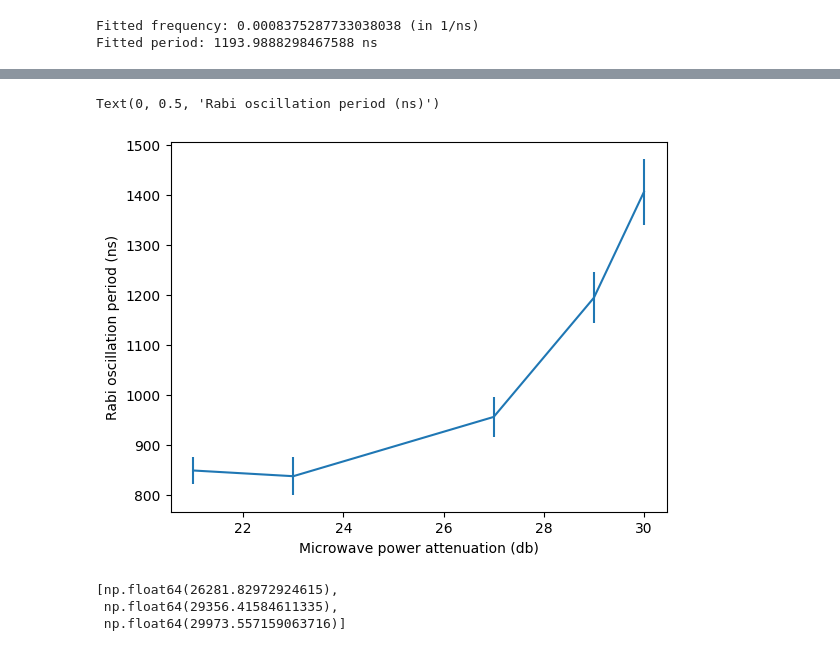
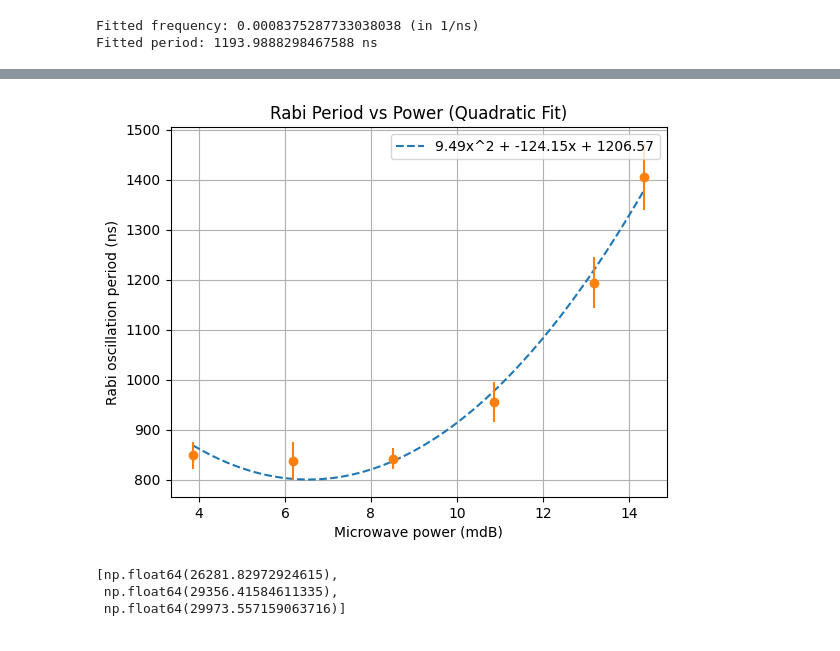
Before and after one commit to nlyu1/nv-center, a Jupyter notebook: Second_draft/code/rabi.ipynb, the cells around one changed output, grey strips where cells are left out. Cells and saved outputs as stored; diff of their text form; code cells hidden in the pictures.

```diff
--- a/Second_draft/code/rabi.ipynb
+++ b/Second_draft/code/rabi.ipynb
@@ -94,21 +125,35 @@ def frequency(file):
 # %%
-attenuations = [21,23,27,29,30]
+attenuations = np.array([21,23,25,27,29,30])
+def attenuation_to_power(attenuation):
+    return slope*attenuation + intercept
+powers = attenuation_to_power(attenuations)
+
 periods = []
 errors = []
 for a in attenuations:
     file = f"/Users/adampearl/Documents/191/GitHub/nv-center/Second_draft/code/rabi/rabi-{str(a)}db.xlsx"
     freq, f_err = frequency(file)
     period = 1/freq
     error = f_err / freq**2
     periods.append(period)
     errors.append(error)
 
-plt.errorbar(attenuations, periods, errors)
+coefs = np.polyfit(powers, periods, 2)
+powers_fit = np.linspace(powers.min(), powers.max(), 200)
+periods_fit = np.polyval(coefs, powers_fit)
+plt.plot(powers_fit, periods_fit, '--', label=f'{coefs[0]:.2f}x^2 + {coefs[1]:.2f}x + {coefs[2]:.2f}')
+
+plt.errorbar(powers, periods, errors, fmt='o',)
 plt.xlabel("Microwave power attenuation (db)")
 plt.ylabel("Rabi oscillation period (ns)")
+plt.xlabel("Microwave power (mdB)")
+plt.ylabel("Rabi oscillation period (ns)")
+plt.title("Rabi Period vs Power (Quadratic Fit)")
+plt.legend()
+plt.grid(True)
+plt.show()
 # %% [output]
-Text(0, 0.5, 'Rabi oscillation period (ns)')
-[figure, old version]
+[figure, new version]
 # %%
 errors
 # %% [output]
```
Also changed, not shown: parts of 1 cell of this notebook, 6 other files.
